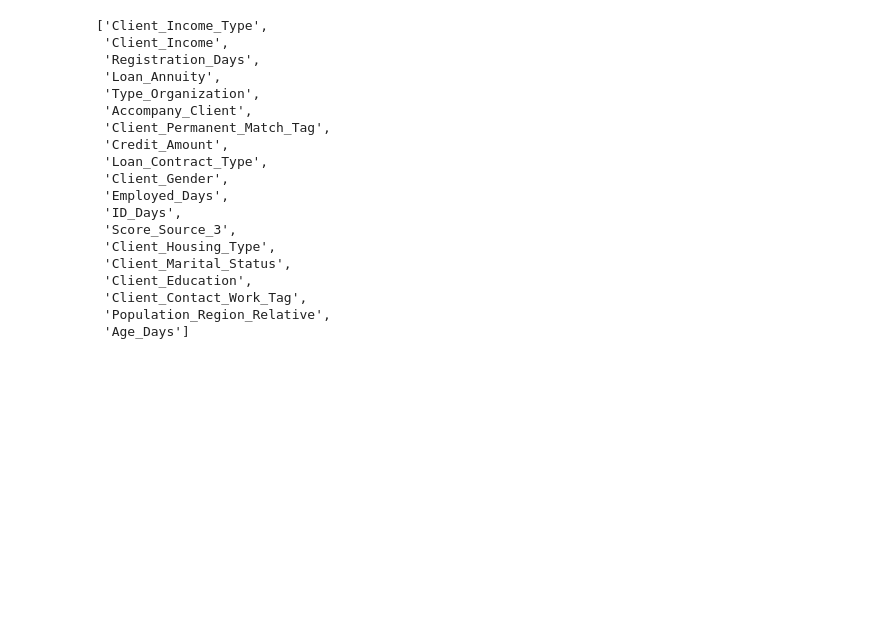
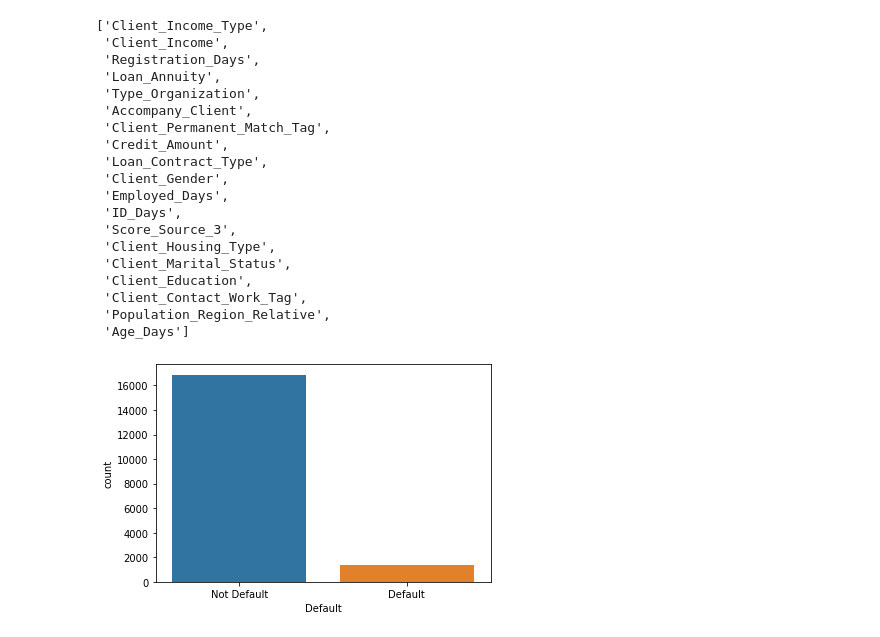
Before and after one commit to Asanka98/Regression, a Jupyter notebook: Logistic Regression/Logistic Regression V1.ipynb, the cells around one changed output. Saved outputs shown, nothing was run; the diff lists cells and outputs as text; code cells hidden in the pictures; blank space fills up the shorter version.

```diff
--- a/Logistic Regression/Logistic Regression V1.ipynb
+++ b/Logistic Regression/Logistic Regression V1.ipynb
@@ -195,3 +201,9 @@ cat_cols
  'Client_Contact_Work_Tag',
  'Population_Region_Relative',
  'Age_Days']
+# %%
+pred_var = sns.countplot(df1['Default'])
+pred_var.set_xticklabels(['Not Default','Default'])
+plt.show()
+# %% [output]
+[figure, added]
```
Also changed, not shown: parts of 8 cells of this notebook.
